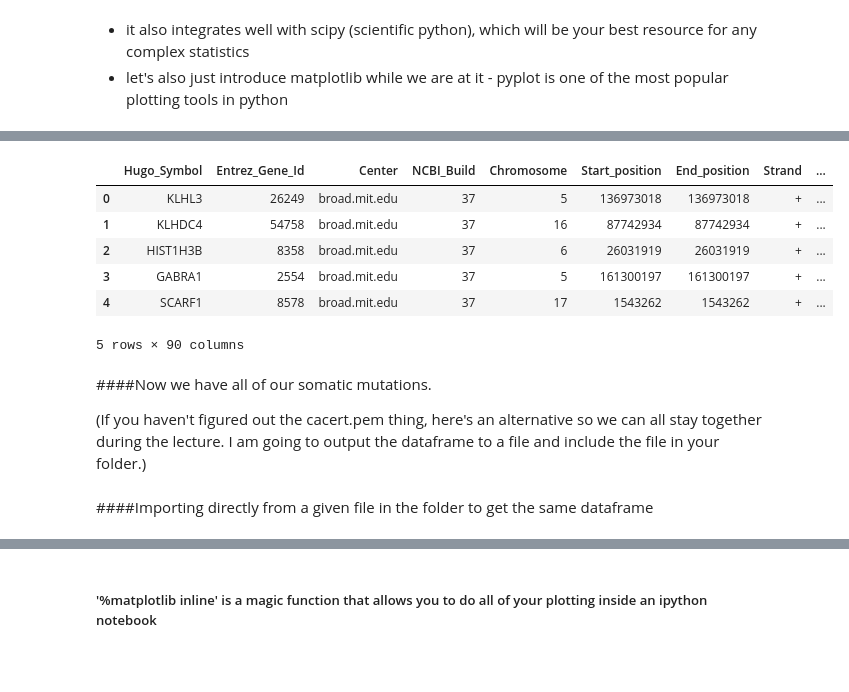
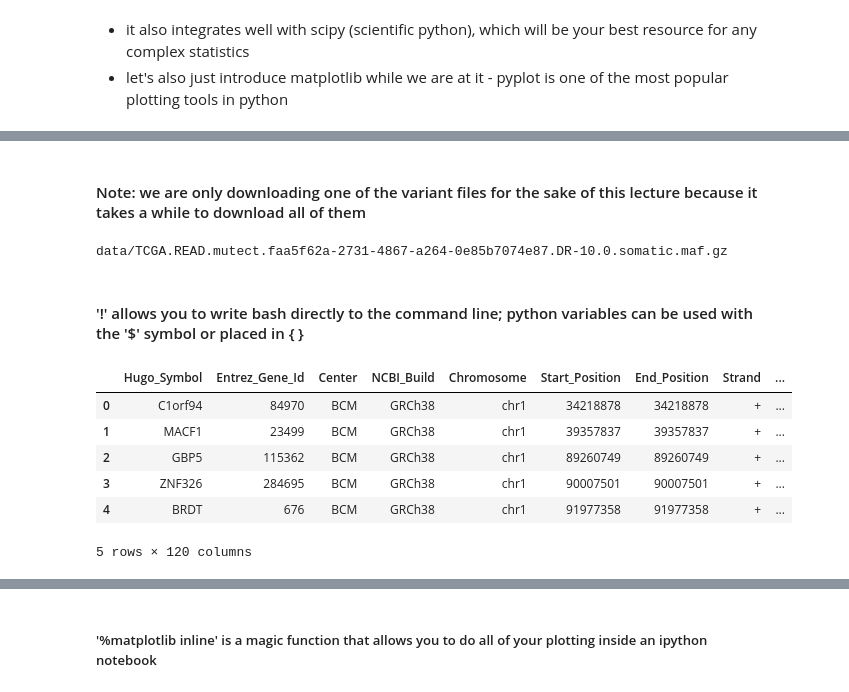
Before and after one commit to NancyFY/bootcamp, a Jupyter notebook: Introduction to Python - Cancer Variant Classification.ipynb, the cells around one changed output, grey strips where cells are left out. Cells and saved outputs as stored; diff of their text form; code cells hidden in the pictures; blank space fills up the shorter version.

```diff
--- a/Introduction to Python - Cancer Variant Classification.ipynb
+++ b/Introduction to Python - Cancer Variant Classification.ipynb
@@ -185,0 +144,2 @@ ax.plot(x, norm.pdf(x), 'r-', lw=5, alpha=0.6, label='norm pdf')
+# %%
+metadata = pd.read_csv('./gdc_manifest.2018-08-09.txt', sep='\t')
@@ -185,0 +164,21 @@ ax.plot(x, norm.pdf(x), 'r-', lw=5, alpha=0.6, label='norm pdf')
+# %% [markdown]
+#### Note: we are only downloading one of the variant files for the sake of this lecture because it takes a while to download all of them
+# %%
+file_id = metadata.loc[5, 'id']
+
+data_endpt = "https://api.gdc.cancer.gov/data/{}".format(file_id)
+
+response = requests.get(data_endpt, headers = {"Content-Type": "application/json"})
+
+# The file name can be found in the header within the Content-Disposition key.
+response_head_cd = response.headers["Content-Disposition"]
+
+file_name = "data/" + re.findall("filename=(.+)", response_head_cd)[0]
+
+print file_name
+with open(file_name, "wb") as output_file:
+    output_file.write(response.content)
+# %% [output]
+data/TCGA.READ.mutect.faa5f62a-2731-4867-a264-0e85b7074e87.DR-10.0.somatic.maf.gz
+# %% [markdown]
+#### '!' allows you to write bash directly to the command line;  python variables can be used with the '$' symbol or placed in { }
@@ -186,16 +187,11 @@ ax.plot(x, norm.pdf(x), 'r-', lw=5, alpha=0.6, label='norm pdf')
 # %%
-import pandas as pd
-maf_df = pd.read_csv('mafs/a_maf_file.tsv', sep='\t', header=0, skiprows= 4, comment='#')
+maf_df = pd.read_csv(file_name[:-3], sep='\t', header=0, skiprows= 4, comment='#')
 maf_df.head()
 # %% [output]
-|  | Hugo_Symbol | Entrez_Gene_Id | Center | NCBI_Build | Chromosome | Start_position | End_position | Strand | ... |
-| 0 | KLHL3 | 26249 | broad.mit.edu | 37 | 5 | 136973018 | 136973018 | + | ... |
-| 1 | KLHDC4 | 54758 | broad.mit.edu | 37 | 16 | 87742934 | 87742934 | + | ... |
-| 2 | HIST1H3B | 8358 | broad.mit.edu | 37 | 6 | 26031919 | 26031919 | + | ... |
-| 3 | GABRA1 | 2554 | broad.mit.edu | 37 | 5 | 161300197 | 161300197 | + | ... |
-| 4 | SCARF1 | 8578 | broad.mit.edu | 37 | 17 | 1543262 | 1543262 | + | ... |
+|  | Hugo_Symbol | Entrez_Gene_Id | Center | NCBI_Build | Chromosome | Start_Position | End_Position | Strand | ... |
+| 0 | C1orf94 | 84970 | BCM | GRCh38 | chr1 | 34218878 | 34218878 | + | ... |
+| 1 | MACF1 | 23499 | BCM | GRCh38 | chr1 | 39357837 | 39357837 | + | ... |
+| 2 | GBP5 | 115362 | BCM | GRCh38 | chr1 | 89260749 | 89260749 | + | ... |
+| 3 | ZNF326 | 284695 | BCM | GRCh38 | chr1 | 90007501 | 90007501 | + | ... |
+| 4 | BRDT | 676 | BCM | GRCh38 | chr1 | 91977358 | 91977358 | + | ... |
-5 rows × 90 columns
+5 rows × 120 columns
-# %% [markdown]
-####Now we have all of our somatic mutations.
-
-(If you haven't figured out the cacert.pem thing, here's an alternative so we can all stay together during the lecture. I am going to output the dataframe to a file and include the file in your folder.)
@@ -204,2 +197,0 @@ maf_df.to_csv('mafs/another_maf_file.tsv', sep='\t', index=False)
-# %% [markdown]
-####Importing directly from a given file in the folder to get the same dataframe
```
Also changed, not shown: parts of 109 cells of this notebook, 4 other files.
